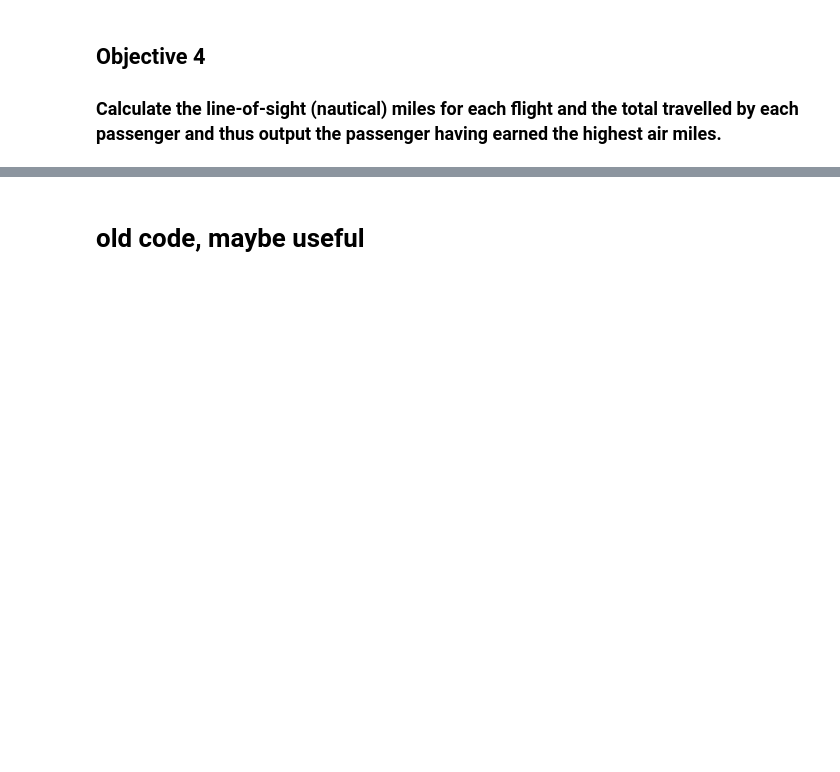
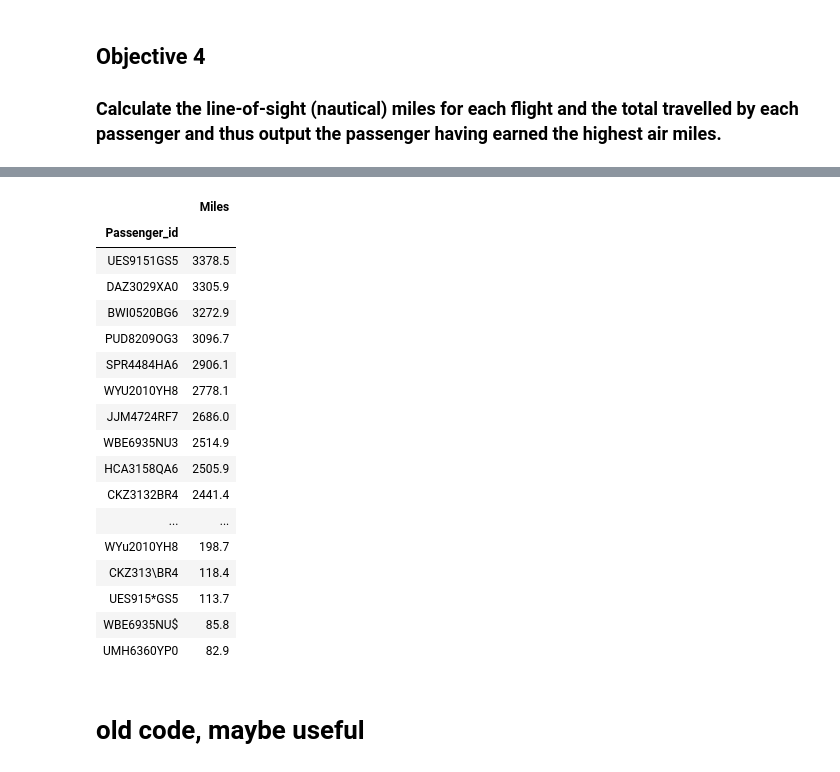
Before and after one commit to bloomfield-analysis/jk800839, a Jupyter notebook: CSMCC16 Flight Assignment JK800839.ipynb, the cells around one changed output, grey strips where cells are left out. Saved outputs shown, nothing was run; the diff lists cells and outputs as text; code cells hidden in the pictures; blank space fills up the shorter version.

```diff
--- a/CSMCC16 Flight Assignment JK800839.ipynb
+++ b/CSMCC16 Flight Assignment JK800839.ipynb
@@ -471,0 +550,6 @@ Pass_miles_df
+# %%
+key2val2 = pd.DataFrame()
+for index,row in pass_mil_flight.iterrows():
+    key2val2=key2val2.append(pass_mil_flight.loc[index])
+    mapper = pd.DataFrame(key2val2, columns=['Miles','Passenger_id'])
+#mapper
@@ -472,3 +571,34 @@ Pass_miles_df
+# %%
+#reducer - takes key and val from mapper to provide final key and value
+miles_per_pass=mapper.groupby(['Passenger_id']).sum().round(1)
+#reducer
+miles_per_pass.reset_index(inplace=True)
+# miles_per_pass
+# %%
+# clean up results
+#num_passengers=num_flights.fillna(0)
+miles_per_pass=miles_per_pass.sort_values(by=['Miles'], ascending=[False])
+miles_per_pass.set_index('Passenger_id', inplace=True, drop=True)
+miles_per_pass
+# %% [output]
+|  | Miles |
+| Passenger_id |  |
+| UES9151GS5 | 3378.5 |
+| DAZ3029XA0 | 3305.9 |
+| BWI0520BG6 | 3272.9 |
+| PUD8209OG3 | 3096.7 |
+| SPR4484HA6 | 2906.1 |
+| WYU2010YH8 | 2778.1 |
+| JJM4724RF7 | 2686.0 |
+| WBE6935NU3 | 2514.9 |
+| HCA3158QA6 | 2505.9 |
+| CKZ3132BR4 | 2441.4 |
+| ... | ... |
+| WYu2010YH8 | 198.7 |
+| CKZ313\BR4 | 118.4 |
+| UES915*GS5 | 113.7 |
+| WBE6935NU$ | 85.8 |
+| UMH6360YP0 | 82.9 |
 # %% [markdown]
 # old code, maybe useful
 # %%
```
Also changed, not shown: parts of 23 cells of this notebook.
